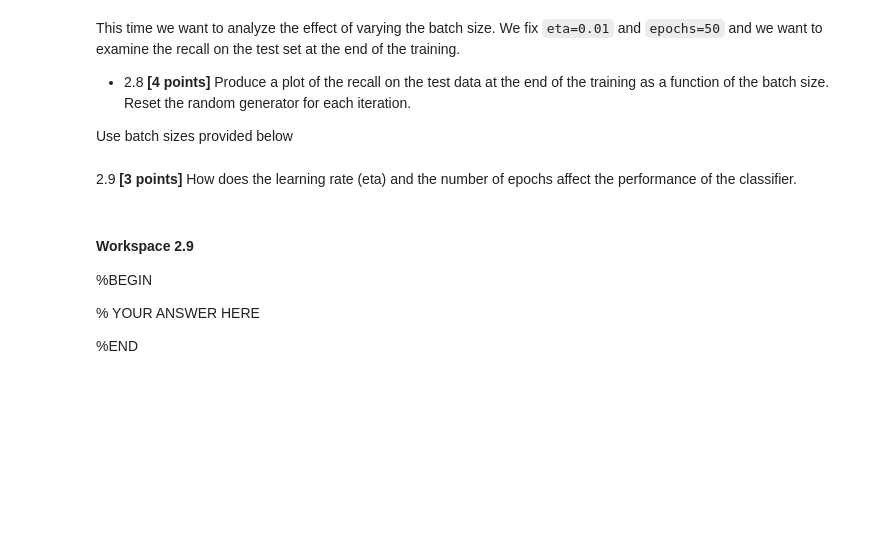
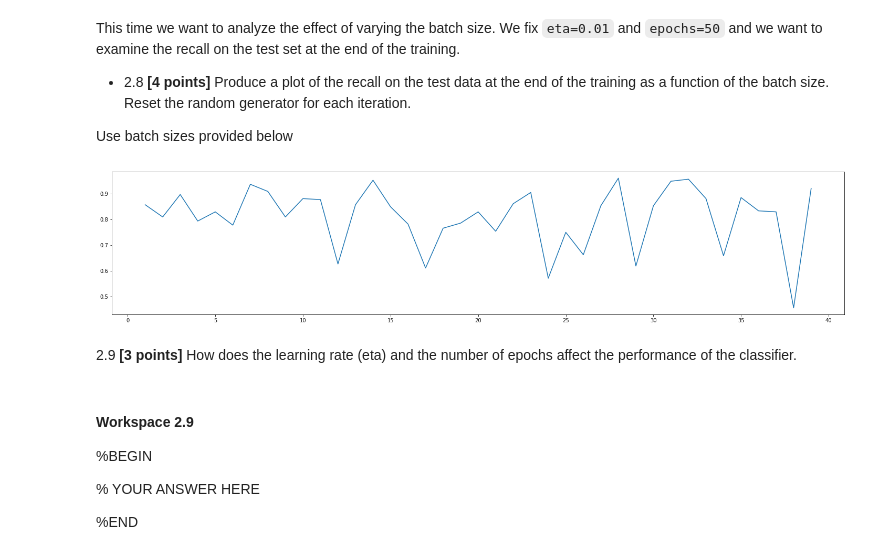
Before and after one commit to brianmoral/ML, a Jupyter notebook: Problem_Sets/Set-3/PS3-Brian-Morales.ipynb, the cells around one changed output. Saved outputs shown, nothing was run; the diff lists cells and outputs as text; code cells hidden in the pictures; blank space fills up the shorter version.

```diff
--- a/Problem_Sets/Set-3/PS3-Brian-Morales.ipynb
+++ b/Problem_Sets/Set-3/PS3-Brian-Morales.ipynb
@@ -937,15 +944,20 @@ Use batch sizes provided below
 # %%
 batch_sizes = list(range(1, 40))
 recalls = []
 
 for b_size in batch_sizes:
     np.random.seed(2022)
     # Workspace 2.8
     #BEGIN
-    # code here
+    lr = LogisticRegression(eta=0.01)
+    lr.fit(binary_digits.X_train, binary_digits.y_train, epochs=50, batch_size=b_size)
+    y_pred = lr.predict(binary_digits.X_test)
+    recalls.append(recall_score(binary_digits.y_test, y_pred))
     #END
 plt.plot(batch_sizes, recalls)
 plt.show()
+# %% [output]
+[figure, added]
 # %% [markdown]
 2.9 **[3 points]** How does the learning rate (eta) and the number of epochs affect the performance of the classifier.
 # %% [markdown]
```
Also changed, not shown: parts of 9 cells of this notebook.
